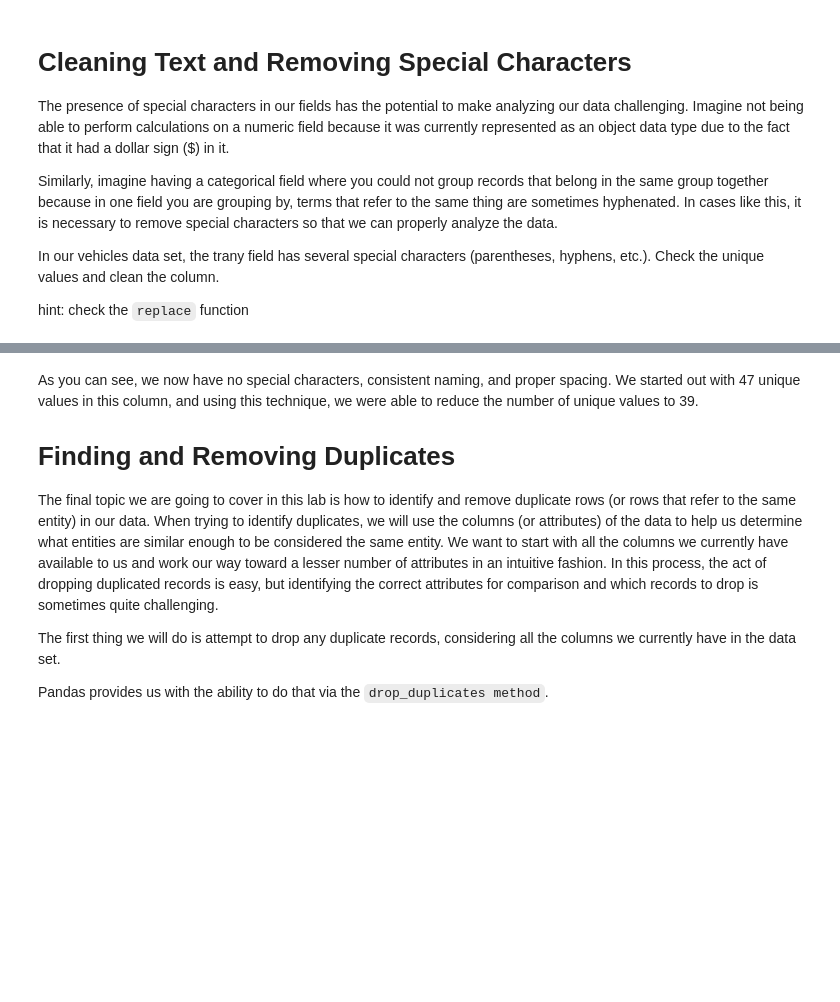
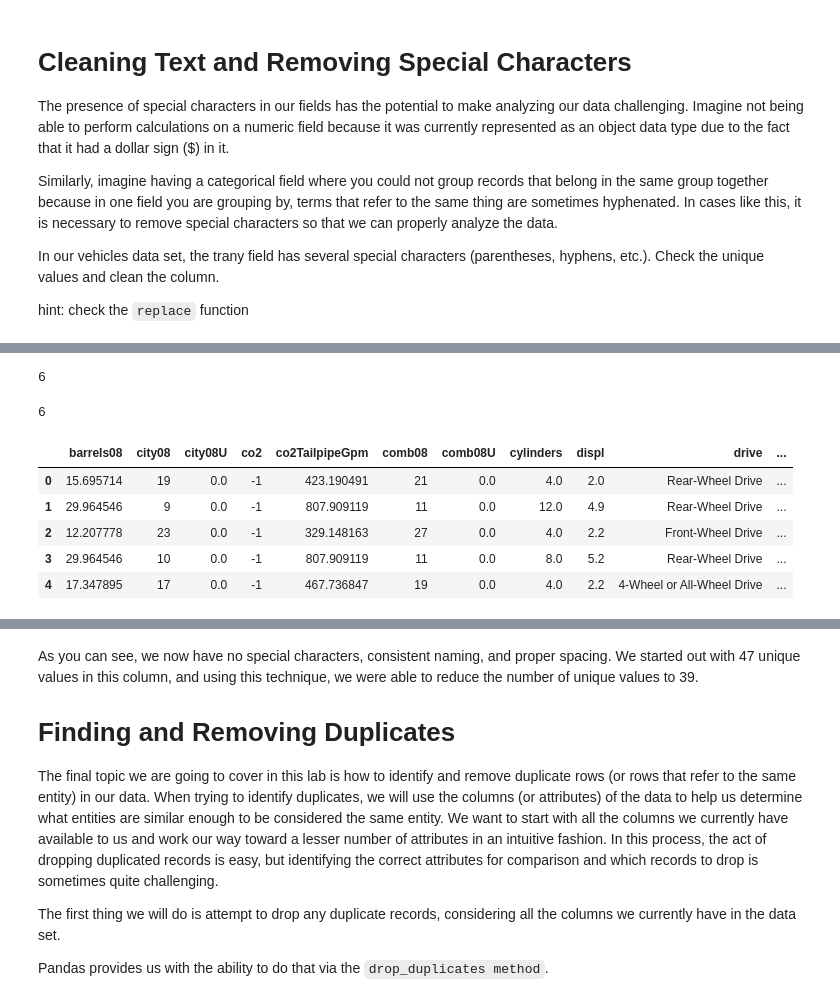
Before and after one commit to Ironhack-Data-Madrid-Abril-2023/2.4-lab_data_cleaning, a Jupyter notebook: your-code/main.ipynb, the cells around one changed output, grey strips where cells are left out. Saved outputs shown, nothing was run; the diff lists cells and outputs as text; code cells hidden in the pictures; blank space fills up the shorter version.

```diff
--- a/your-code/main.ipynb
+++ b/your-code/main.ipynb
@@ -332,0 +500,2 @@ Do you think column year is a continuous variable? Would you change it onto anot
+# %%
+data['year'] = data['year_extracted']
@@ -336,0 +533,6 @@ You can apply this technique to any column whose data type you would like to cha
+# %%
+for c in data.select_dtypes('integer'):
+
+    data[c]=pd.to_numeric(data[c], downcast='integer')
+
+data.info(memory_usage='deep')
@@ -336,0 +557,6 @@ You can apply this technique to any column whose data type you would like to cha
+# %%
+for c in data.select_dtypes('float'):
+
+    data[c]=pd.to_numeric(data[c], downcast='float')
+
+data.info(memory_usage='deep')
@@ -352,0 +611,32 @@ hint: check the `replace` function
+# %%
+import re   # regex
+
+
+int(re.findall('\d+' , 'Automatic (AM6)')[0])   # regex para encontrar el valor int
+# %% [output]
+6
+# %%
+def limpiar_trany(x):               # funcion para extraer los numeros de los valores que hay en la columna
+
+    num = re.findall('\d+' , x)
+
+    if num:
+        return int(num[0])
+
+    else:
+        return 0
+# %%
+limpiar_trany('Automatic (AM6)')    # prueba
+# %% [output]
+6
+# %%
+data['speeds'] = data.trany.fillna('').apply(limpiar_trany) # creando y añadiendo los valores a la columna 'speeds'
+                                                            # fillna('') para valores numericos o nulos
+data.head()
+# %% [output]
+|  | barrels08 | city08 | city08U | co2 | co2TailpipeGpm | comb08 | comb08U | cylinders | displ | drive | ... |
+| 0 | 15.695714 | 19 | 0.0 | -1 | 423.190491 | 21 | 0.0 | 4.0 | 2.0 | Rear-Wheel Drive | ... |
+| 1 | 29.964546 | 9 | 0.0 | -1 | 807.909119 | 11 | 0.0 | 12.0 | 4.9 | Rear-Wheel Drive | ... |
+| 2 | 12.207778 | 23 | 0.0 | -1 | 329.148163 | 27 | 0.0 | 4.0 | 2.2 | Front-Wheel Drive | ... |
+| 3 | 29.964546 | 10 | 0.0 | -1 | 807.909119 | 11 | 0.0 | 8.0 | 5.2 | Rear-Wheel Drive | ... |
+| 4 | 17.347895 | 17 | 0.0 | -1 | 467.736847 | 19 | 0.0 | 4.0 | 2.2 | 4-Wheel or All-Wheel Drive | ... |
```
Also changed, not shown: parts of 60 cells of this notebook, 1 other file.
